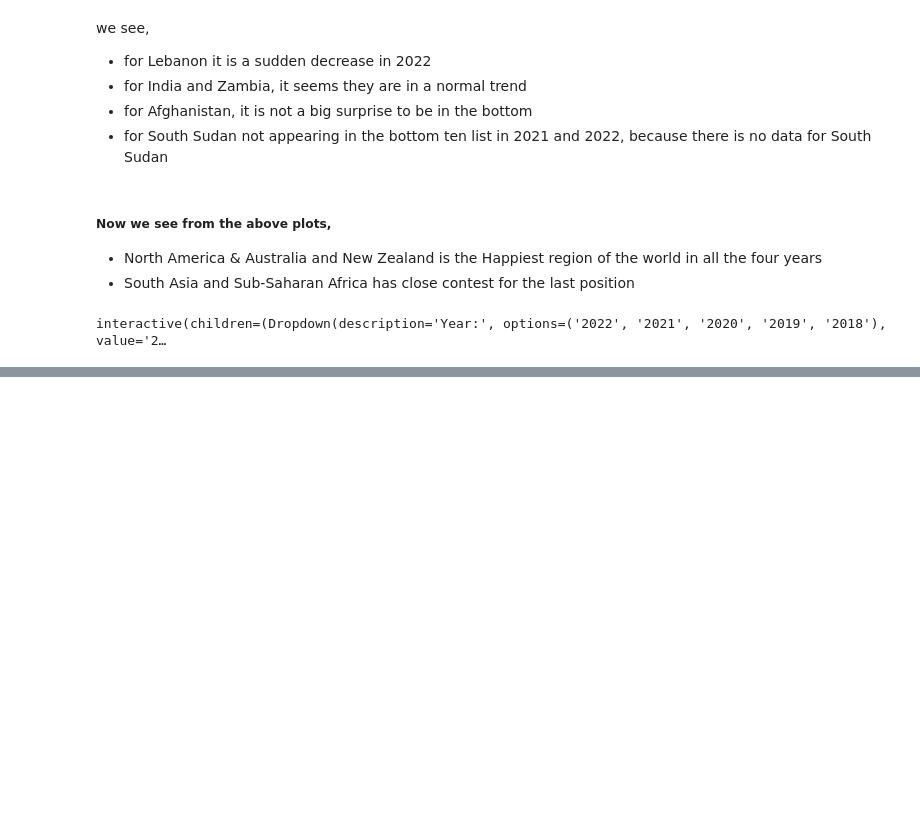
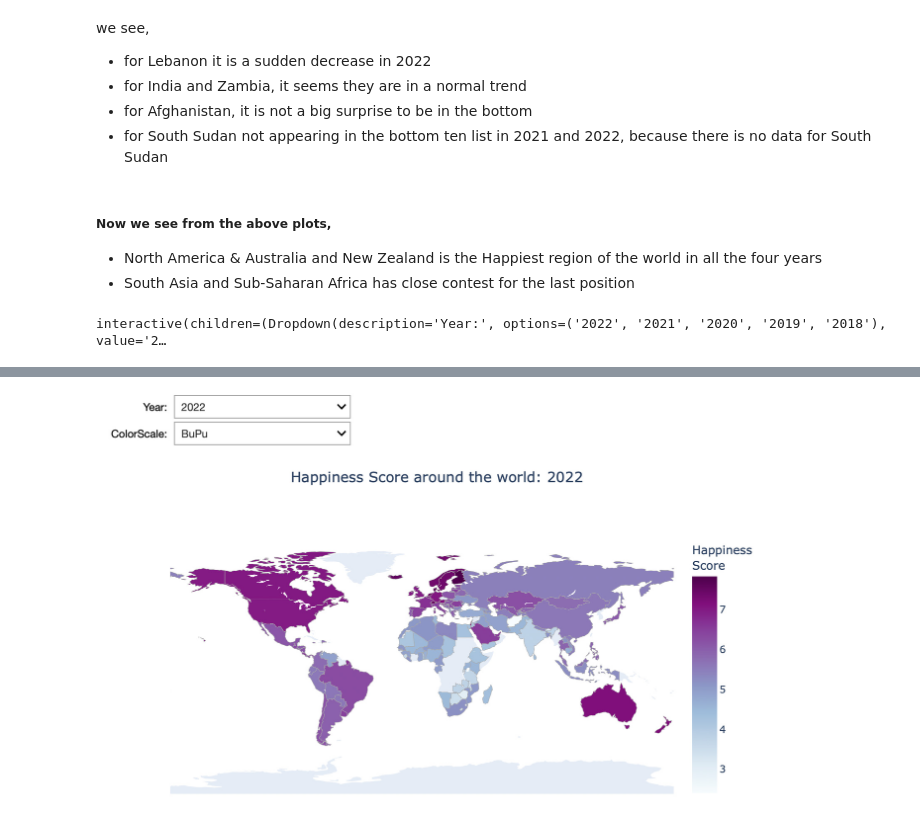
Before and after one commit to marahman6/world_happiness_report, a Jupyter notebook: happiness_eda.ipynb, the cells around one changed output, grey strips where cells are left out. Cells and saved outputs as stored; diff of their text form; code cells hidden in the pictures; blank space fills up the shorter version.

```diff
--- a/happiness_eda.ipynb
+++ b/happiness_eda.ipynb
@@ -754,0 +755,5 @@ interactive(children=(Dropdown(description='Year:', options=('2022', '2021', '20
+# %%
+from IPython.display import Image
+Image(filename="png_map.jpg")
+# %% [output]
+[figure, added]
```
Also changed, not shown: parts of 1 cell of this notebook.
